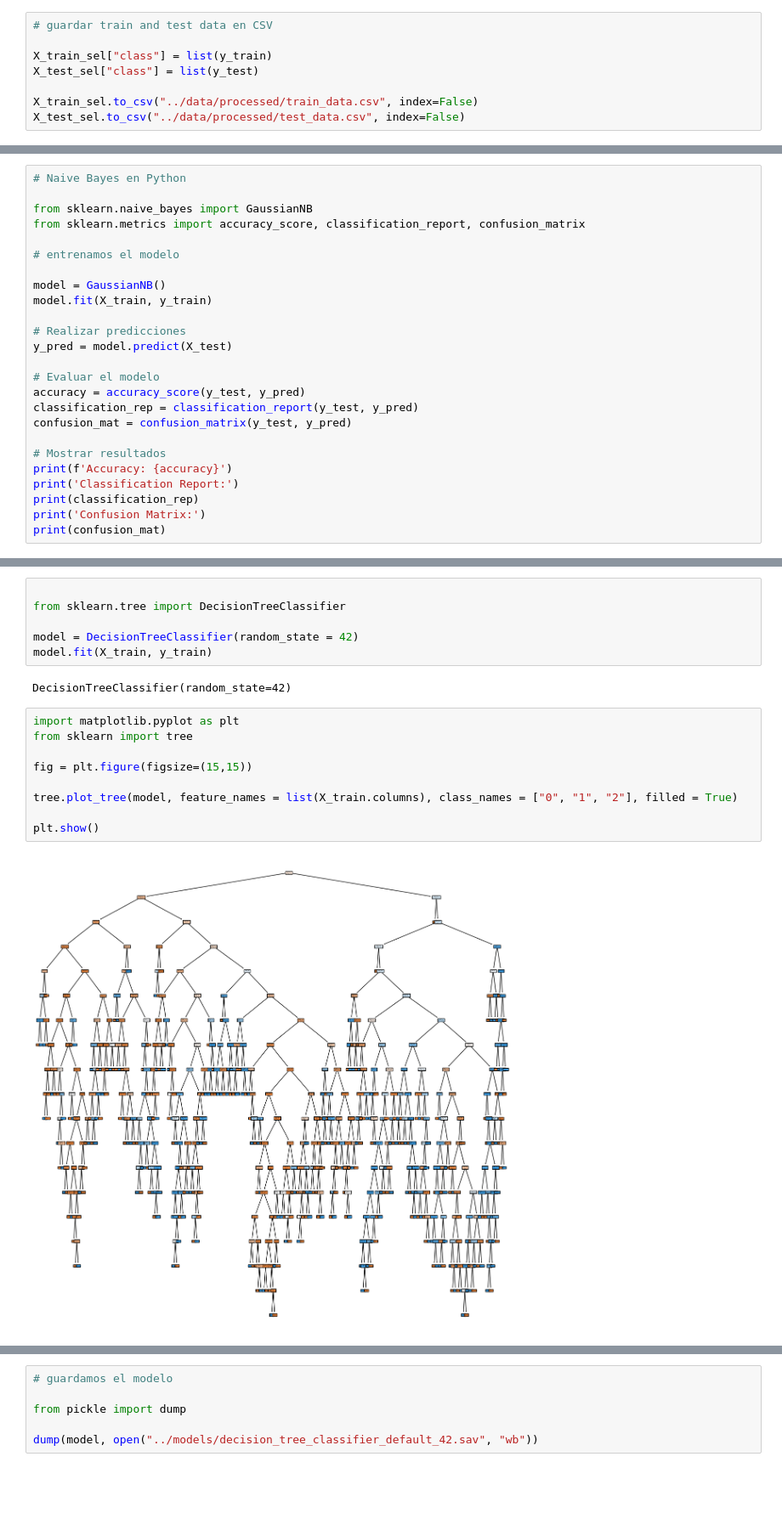
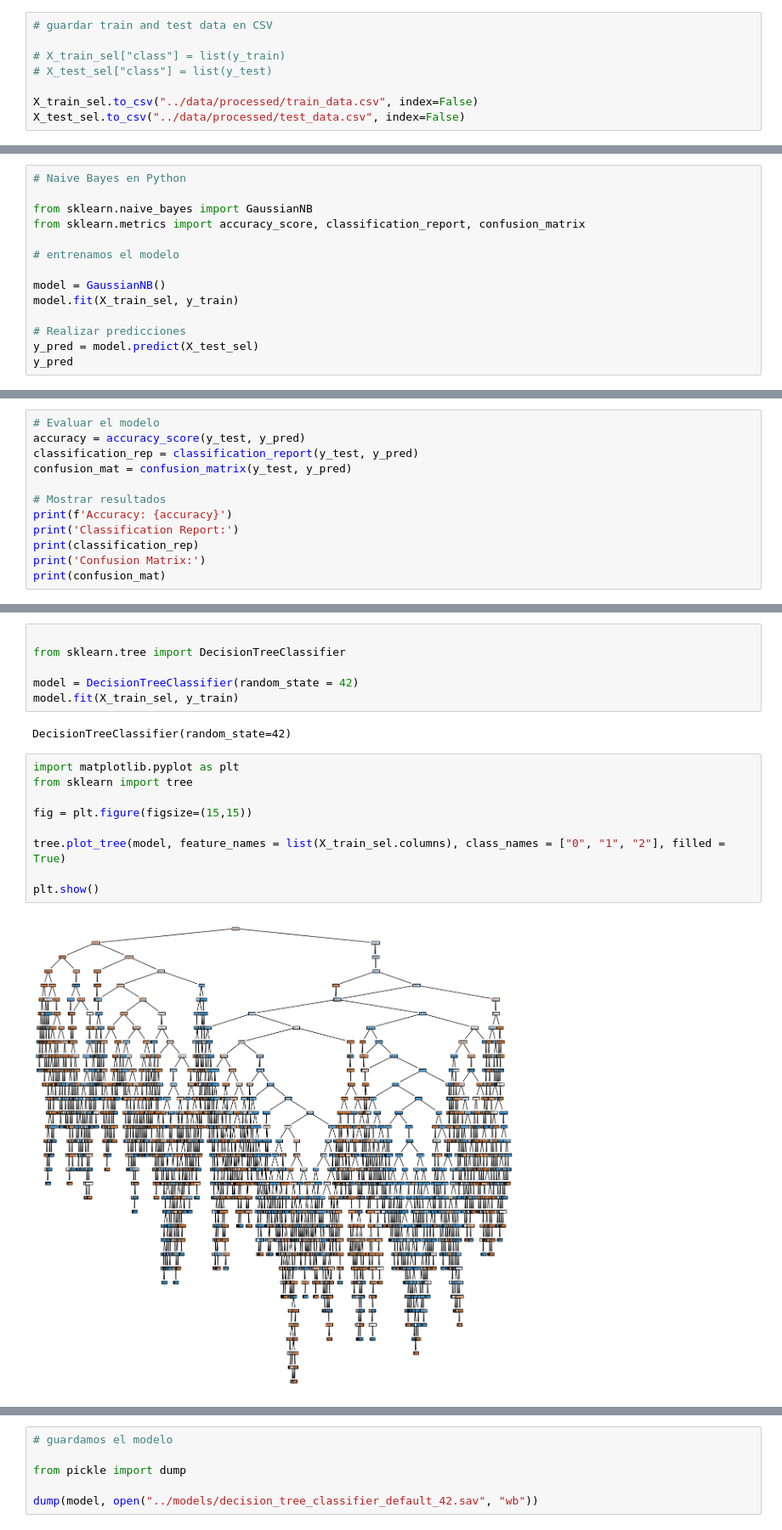
Before and after one commit to Rafa-Carrasco/mushroom_finalpro, a Jupyter notebook: src/explore.ipynb, the cells around one changed output, grey strips where cells are left out. Shown at 85% size. Cells and saved outputs as stored; diff of their text form; blank space fills up the shorter version.

```diff
--- a/src/explore.ipynb
+++ b/src/explore.ipynb
@@ -506,8 +506,8 @@ X_train_sel.head()
 # %%
 # guardar train and test data en CSV
 
-X_train_sel["class"] = list(y_train)
-X_test_sel["class"] = list(y_test)
+# X_train_sel["class"] = list(y_train)
+# X_test_sel["class"] = list(y_test)
 
 X_train_sel.to_csv("../data/processed/train_data.csv", index=False)
 X_test_sel.to_csv("../data/processed/test_data.csv", index=False)
@@ -543,0 +556,14 @@ El algoritmo Gaussian Naive Bayes es apropiado para datos continuos y asume que
+# %%
+# Naive Bayes en Python
+
+from sklearn.naive_bayes import GaussianNB
+from sklearn.metrics import accuracy_score, classification_report, confusion_matrix
+
+# entrenamos el modelo
+
+model = GaussianNB()
+model.fit(X_train_sel, y_train)
+
+# Realizar predicciones
+y_pred = model.predict(X_test_sel)
+y_pred
@@ -544,17 +572,4 @@ El algoritmo Gaussian Naive Bayes es apropiado para datos continuos y asume que
 # %%
-# Naive Bayes en Python
-
-from sklearn.naive_bayes import GaussianNB
-from sklearn.metrics import accuracy_score, classification_report, confusion_matrix
-
-# entrenamos el modelo
-
-model = GaussianNB()
-model.fit(X_train, y_train)
-
-# Realizar predicciones
-y_pred = model.predict(X_test)
-
 # Evaluar el modelo
 accuracy = accuracy_score(y_test, y_pred)
 classification_rep = classification_report(y_test, y_pred)
@@ -604,20 +619,20 @@ MODELO 2 : DECISION TREE
 from sklearn.tree import DecisionTreeClassifier
 
 model = DecisionTreeClassifier(random_state = 42)
-model.fit(X_train, y_train)
+model.fit(X_train_sel, y_train)
 # %% [output]
 DecisionTreeClassifier(random_state=42)
 # %%
 import matplotlib.pyplot as plt
 from sklearn import tree
 
 fig = plt.figure(figsize=(15,15))
 
-tree.plot_tree(model, feature_names = list(X_train.columns), class_names = ["0", "1", "2"], filled = True)
+tree.plot_tree(model, feature_names = list(X_train_sel.columns), class_names = ["0", "1", "2"], filled = True)
 
 plt.show()
 # %% [output]
-[figure, old version]
+[figure, new version]
 # %%
 # Prediccion del modelo
 
```
Also changed, not shown: parts of 14 cells of this notebook, 8 other files.
